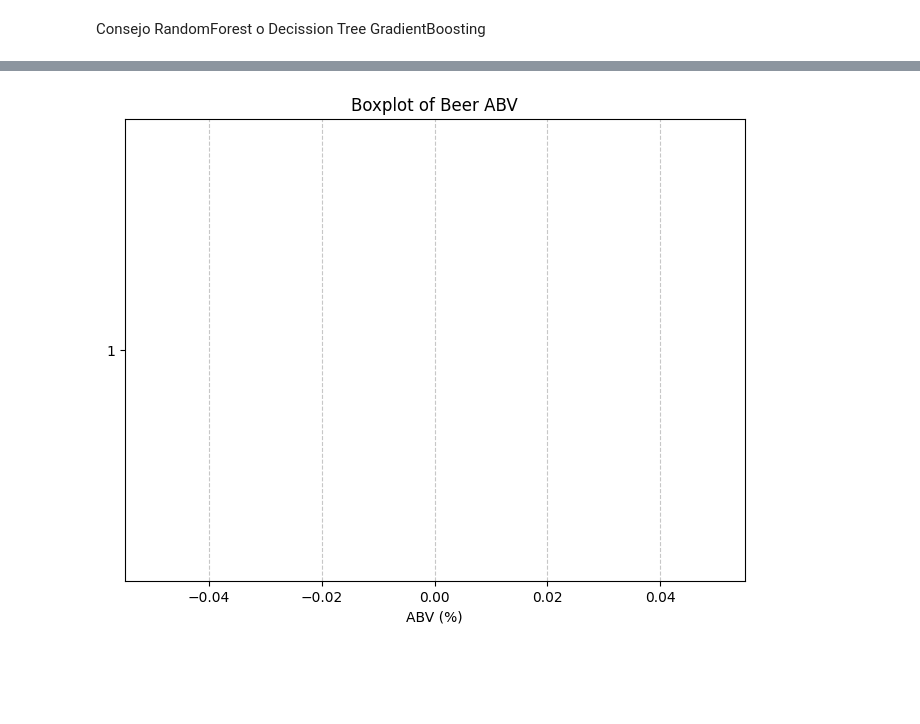
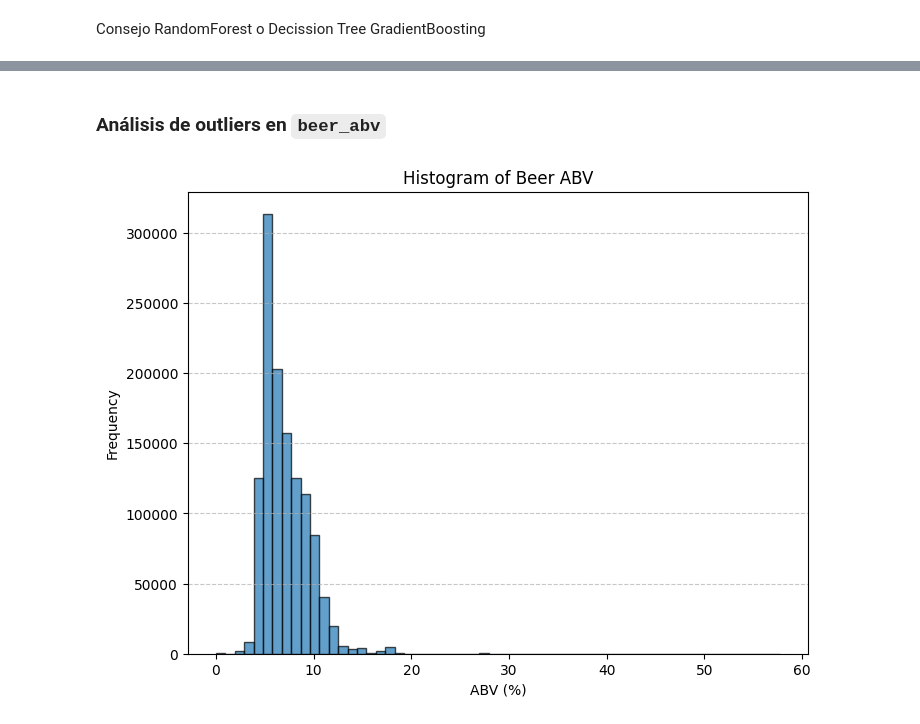
Before and after one commit to a70mico/Final_Project_Data_Science, a Jupyter notebook: src/explore_2.ipynb, the cells around one changed output, grey strips where cells are left out. Cells and saved outputs as stored; diff of their text form; code cells hidden in the pictures; blank space fills up the shorter version.

```diff
--- a/src/explore_2.ipynb
+++ b/src/explore_2.ipynb
@@ -202,9 +204,13 @@ plt.show()
+# %% [markdown]
+### **Análisis de outliers en `beer_abv`**
 # %%
+
 plt.figure(figsize=(8, 6))
-plt.boxplot(df_train["beer_abv"], vert=False, patch_artist=True)
-plt.title("Boxplot of Beer ABV")
+plt.hist(df_train["beer_abv"], bins=60, edgecolor="black", alpha=0.7)
+plt.title("Histogram of Beer ABV")
 plt.xlabel("ABV (%)")
-plt.grid(axis="x", linestyle="--", alpha=0.7)
+plt.ylabel("Frequency")
+plt.grid(axis="y", linestyle="--", alpha=0.7)
 plt.show()
 # %% [output]
-[figure, old version]
+[figure, new version]
```
Also changed, not shown: parts of 8 cells of this notebook.
